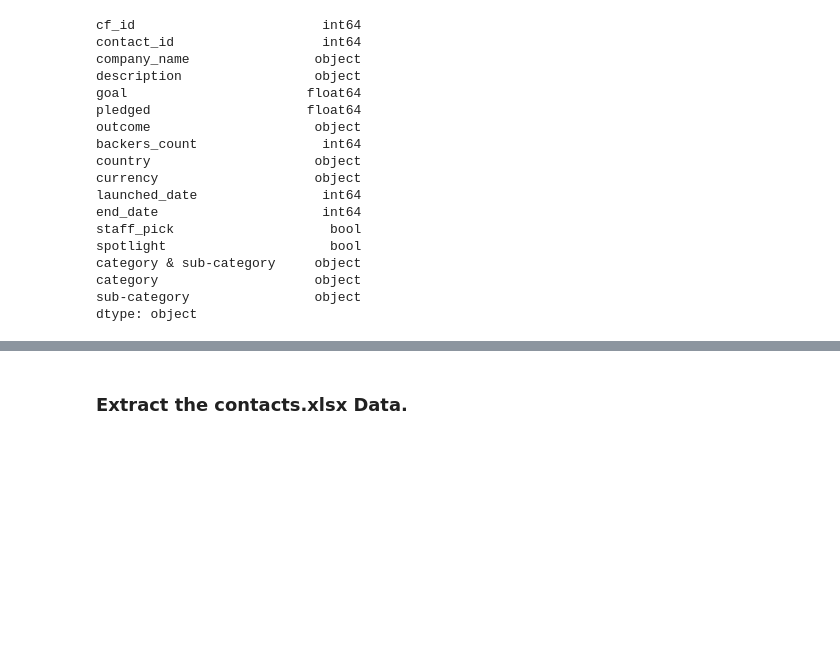
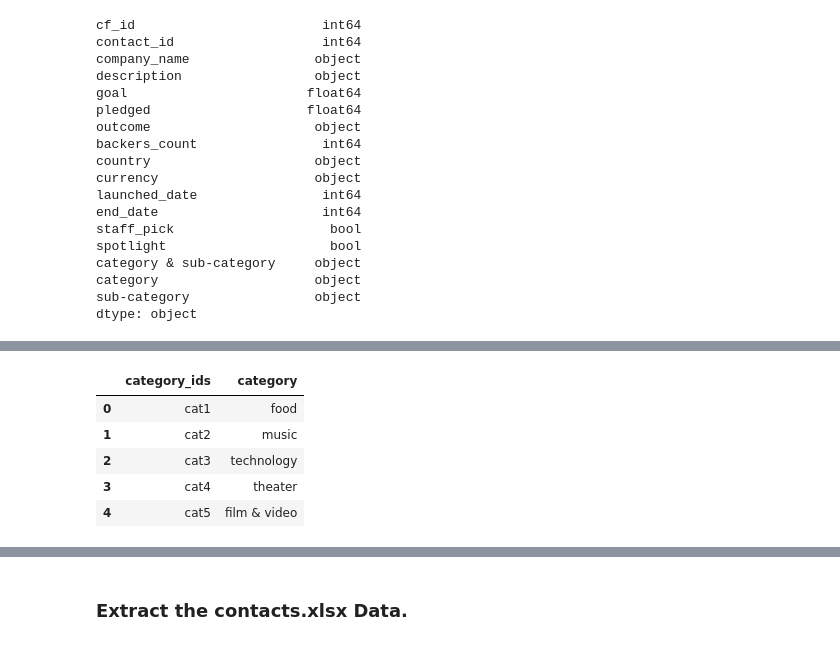
Before and after one commit to EmG3214/crowdfundingETL, a Jupyter notebook: ETL_Mini_Project_Starter_Code.ipynb, the cells around one changed output, grey strips where cells are left out. Drawn from its saved outputs; the diff is of its cells as text; code cells hidden in the pictures; blank space fills up the shorter version.

```diff
--- a/ETL_Mini_Project_Starter_Code.ipynb
+++ b/ETL_Mini_Project_Starter_Code.ipynb
@@ -244,6 +244,15 @@ campaign_df.head()
 | 2 | 1812 | 4187 | Melton, Robinson and Fritz | Function-based leadingedge pricin... | 108400.0 | 142523.0 | successful | 1425 | AU | ... |
 | 3 | 2156 | 4941 | Mcdonald, Gonzalez and Ross | Vision-oriented fresh-thinking co... | 4200.0 | 2477.0 | failed | 24 | US | ... |
 | 4 | 1365 | 2199 | Larson-Little | Proactive foreground core | 7600.0 | 5265.0 | failed | 53 | US | ... |
+# %%
+category_df.head()
+# %% [output]
+|  | category_ids | category |
+| 0 | cat1 | food |
+| 1 | cat2 | music |
+| 2 | cat3 | technology |
+| 3 | cat4 | theater |
+| 4 | cat5 | film & video |
 # %%
 # Merge the campaign_df with the category_df on the "category" column and
 # the subcategory_df on the "subcategory" column.
```
Also changed, not shown: parts of 8 cells of this notebook, 4 other files.
